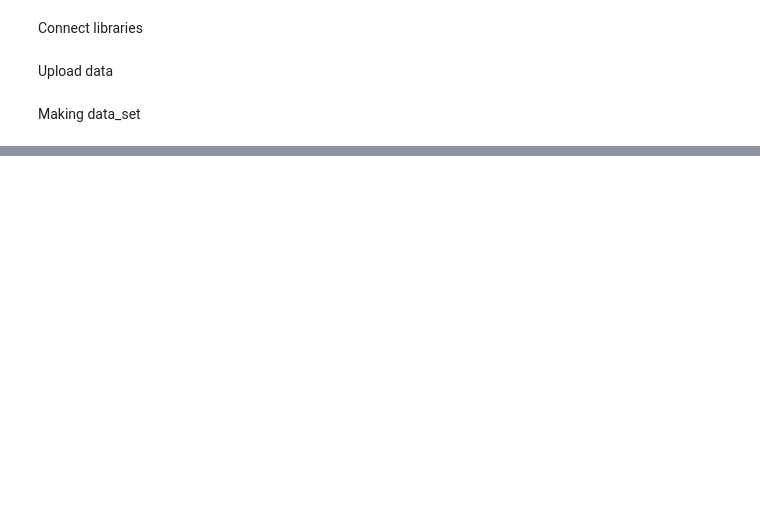
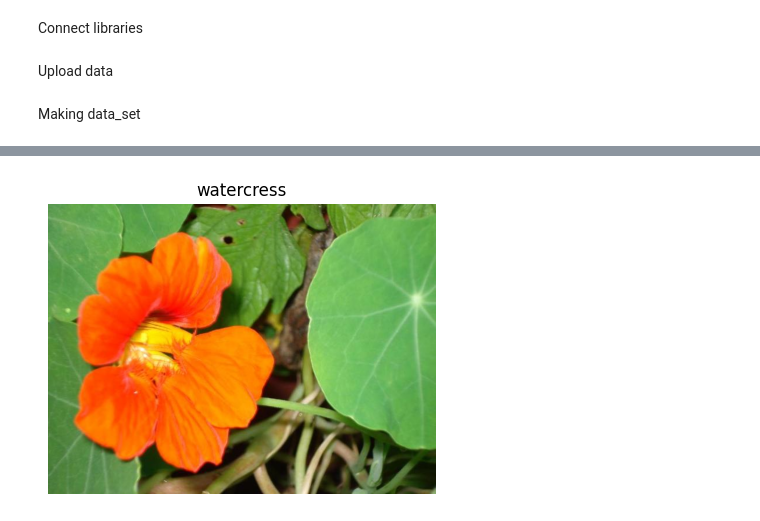
Before and after one commit to o-haid/Detect-FlowersAI, a Jupyter notebook: data.ipynb, the cells around one changed output, grey strips where cells are left out. Saved outputs shown, nothing was run; the diff lists cells and outputs as text; code cells hidden in the pictures; blank space fills up the shorter version.

```diff
--- a/data.ipynb
+++ b/data.ipynb
@@ -40,0 +25,16 @@ classes
+# %%
+train_path = '/teamspace/studios/this_studio/data/flower_data/train'
+
+#TRAIN_DATASET
+df_image_train = pd.DataFrame(columns=["class_index", "path"])
+
+# CLASSES
+df_classes = pd.DataFrame(list(classes.items()), columns = ['class_index', 'class_name'])
+
+for _, row in df_classes.iterrows():
+    train_flower_folder = os.path.join(train_path, str(row['class_index']))
+    files = os.listdir(train_flower_folder)
+    paths_to_images = [os.path.join(train_flower_folder, img) for img in files]
+    df_images = pd.DataFrame({"class_index": [row['class_index'] for _ in range(len(paths_to_images))],
+                              "path": paths_to_images})
+    df_image_train = pd.concat([df_image_train, df_images], ignore_index=True)
@@ -40,0 +57,29 @@ classes
+# %%
+def draw(paths, class_names=None):
+    '''Draw multiple images in a single row'''
+    if isinstance(paths, str):
+        paths = [paths]
+        class_names = [class_names] if class_names else None
+
+    n = len(paths) // 3 + 1
+
+    fig, axes = plt.subplots(1, 3, figsize=(4 * n, 4))
+    if n == 1:
+        axes = [axes]
+
+    for i in range(n):
+        image_rgb = cv2.cvtColor(cv2.imread(paths[i]), cv2.COLOR_BGR2RGB)
+
+        axes[i].imshow(image_rgb)
+        axes[i].axis('off')
+
+        if class_names is not None:
+            axes[i].set_title(class_names[i])
+
+    plt.show()
+# %%
+img = df_image_train.sample()
+flower_name = df_classes[df_classes['class_index'] == img['class_index'].iloc[0]]['class_name'].iloc[0]
+draw(img['path'].iloc[0], flower_name)
+# %% [output]
+[figure, added]
```
Also changed, not shown: parts of 3 cells of this notebook, 2 other files.
